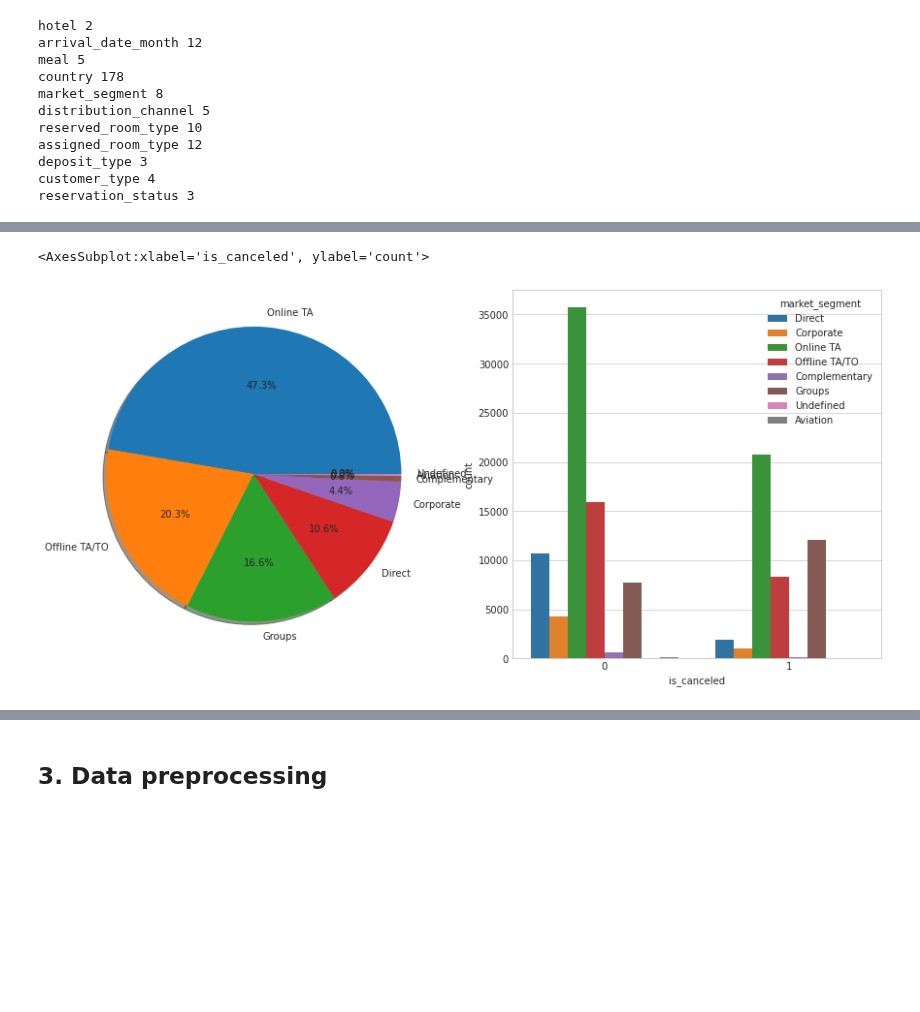
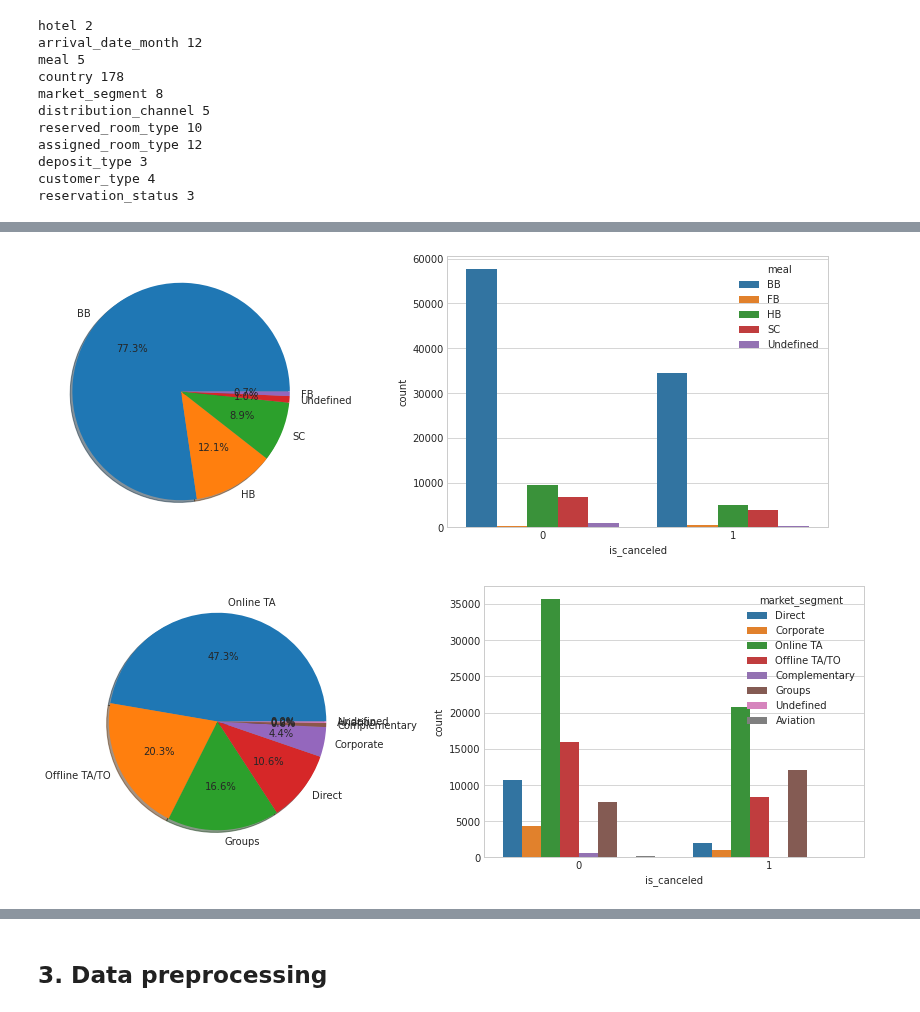
Before and after one commit to ParisRohan/AES-128-bit-Key-size-, a Jupyter notebook: hotel-demand.ipynb, the cells around one changed output, grey strips where cells are left out. Drawn from its saved outputs; the diff is of its cells as text; code cells hidden in the pictures; blank space fills up the shorter version.

```diff
--- a/hotel-demand.ipynb
+++ b/hotel-demand.ipynb
@@ -206,17 +189,10 @@ sns.countplot(x='is_canceled', data=df_data ,hue='meal')
-# %%
-# Check the distribution of market_segment
-plt.figure(figsize=(15,7))
-
-#plot pie chart
-plt.subplot(1,2,1)
-label = df_data.market_segment.value_counts().index
-label_count = df_data.market_segment.value_counts().values
-
-plt.pie(data=df_data, x=label_count, labels=label, autopct='%1.1f%%', shadow=True, radius=1)
-
-#Target feature distribution with market_segment feature
-plt.subplot(1,2,2)
-sns.countplot(x='is_canceled', data=df_data ,hue='market_segment')
-# %% [output]
-<AxesSubplot:xlabel='is_canceled', ylabel='count'>
-[figure, removed]
+# %%
+# Check the distribution of meal
+plot_cat_features(df_data, 'meal')
+# %% [output]
+[figure, added]
+# %%
+# Check the distribution of market_segment
+plot_cat_features(df_data, 'market_segment')
+# %% [output]
+[figure, added]
```
Also changed, not shown: parts of 15 cells of this notebook.
